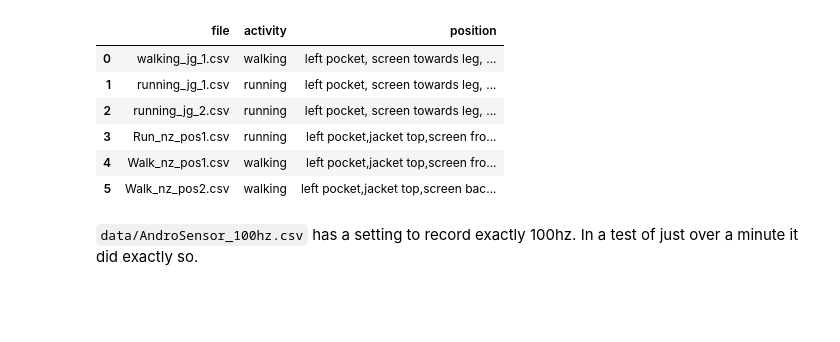
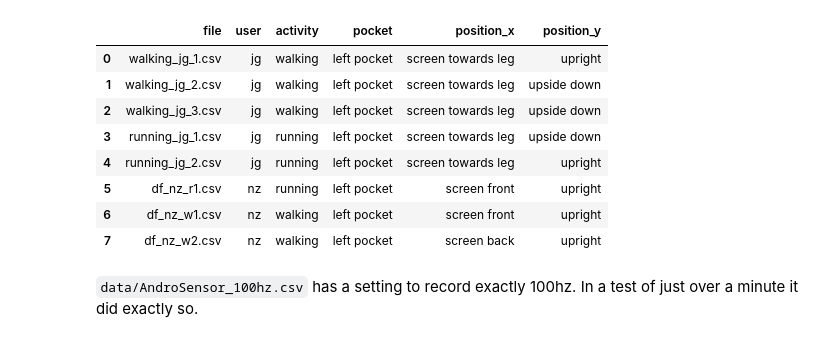
Before and after one commit to tez4/fhnw-ds-cdl1, a Jupyter notebook: test.ipynb, the cells around one changed output. Saved outputs shown, nothing was run; the diff lists cells and outputs as text; code cells hidden in the pictures; blank space fills up the shorter version.

```diff
--- a/test.ipynb
+++ b/test.ipynb
@@ -8,37 +8,33 @@ import plotly.graph_objects as go
 # %%
 
 meta = pd.DataFrame(
     data={
-        'file': ['walking_jg_1.csv', 'walking_jg_2.csv', 'walking_jg_3.csv', 'running_jg_1.csv', 'running_jg_2.csv'],
-        'user': ['jg', 'jg', 'jg', 'jg', 'jg'],
-        'activity': ['walking', 'walking', 'walking', 'running', 'running'],
-        'pocket': ['left pocket', 'left pocket', 'left pocket', 'left pocket', 'left pocket'],
-        'position_x': ['screen towards leg', 'screen towards leg', 'screen towards leg', 'screen towards leg', 'screen towards leg'],
-        'position_y': ['upright', 'upside down', 'upside down', 'upside down', 'upright']
+        'file': ['walking_jg_1.csv', 'walking_jg_2.csv', 'walking_jg_3.csv', 'running_jg_1.csv', 'running_jg_2.csv',
+                'df_nz_r1.csv', 'df_nz_w1.csv','df_nz_w2.csv'], # added NZ 20221006],
+        'user': ['jg', 'jg', 'jg', 'jg', 'jg','nz','nz','nz'],
+        'activity': ['walking', 'walking', 'walking', 'running', 'running',
+                    'running', 'walking','walking'], #added NZ 20221006
+        'pocket': ['left pocket', 'left pocket', 'left pocket', 'left pocket', 'left pocket',
+                   'left pocket', 'left pocket', 'left pocket'],# added NZ 20221006
+        'position_x': ['screen towards leg', 'screen towards leg', 'screen towards leg', 'screen towards leg', 'screen towards leg',
+                      'screen front', 'screen front', 'screen back'],
+        'position_y': ['upright', 'upside down', 'upside down', 'upside down', 'upright',
+                      'upright','upright','upright']
     }
 )
 
 
-meta = pd.DataFrame(
-    data={
-        'file': ['walking_jg_1.csv', 'running_jg_1.csv', 'running_jg_2.csv',
-                 'Run_nz_pos1.csv', 'Walk_nz_pos1.csv','Walk_nz_pos2.csv'], # added NZ 20221005
-        'activity': ['walking', 'running', 'running',
-                    'running', 'walking','walking'], #added NZ 20221005
-        'position': ['left pocket, screen towards leg, upright', 'left pocket, screen towards leg, upside down', 'left pocket, screen towards leg, upright',
-                    'left pocket,jacket top,screen front upright','left pocket,jacket top,screen front upright','left pocket,jacket top,screen back upright'] #added NZ 20221005
-    }
-)
-
 meta
 # %% [output]
-|  | file | activity | position |
-| 0 | walking_jg_1.csv | walking | left pocket, screen towards leg, ... |
-| 1 | running_jg_1.csv | running | left pocket, screen towards leg, ... |
-| 2 | running_jg_2.csv | running | left pocket, screen towards leg, ... |
-| 3 | Run_nz_pos1.csv | running | left pocket,jacket top,screen fro... |
-| 4 | Walk_nz_pos1.csv | walking | left pocket,jacket top,screen fro... |
-| 5 | Walk_nz_pos2.csv | walking | left pocket,jacket top,screen bac... |
+|  | file | user | activity | pocket | position_x | position_y |
+| 0 | walking_jg_1.csv | jg | walking | left pocket | screen towards leg | upright |
+| 1 | walking_jg_2.csv | jg | walking | left pocket | screen towards leg | upside down |
+| 2 | walking_jg_3.csv | jg | walking | left pocket | screen towards leg | upside down |
+| 3 | running_jg_1.csv | jg | running | left pocket | screen towards leg | upside down |
+| 4 | running_jg_2.csv | jg | running | left pocket | screen towards leg | upright |
+| 5 | df_nz_r1.csv | nz | running | left pocket | screen front | upright |
+| 6 | df_nz_w1.csv | nz | walking | left pocket | screen front | upright |
+| 7 | df_nz_w2.csv | nz | walking | left pocket | screen back | upright |
 # %%
 pd.read_csv('data/physics_toolbox_suite_g-force_meter.csv')
 # %%
```
Also changed, not shown: parts of 9 cells of this notebook, 3 other files.
